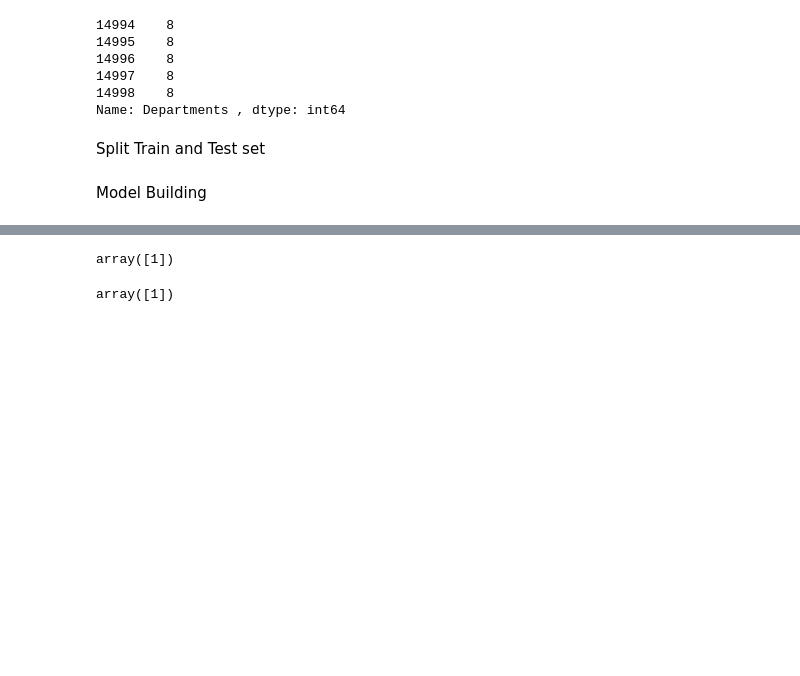
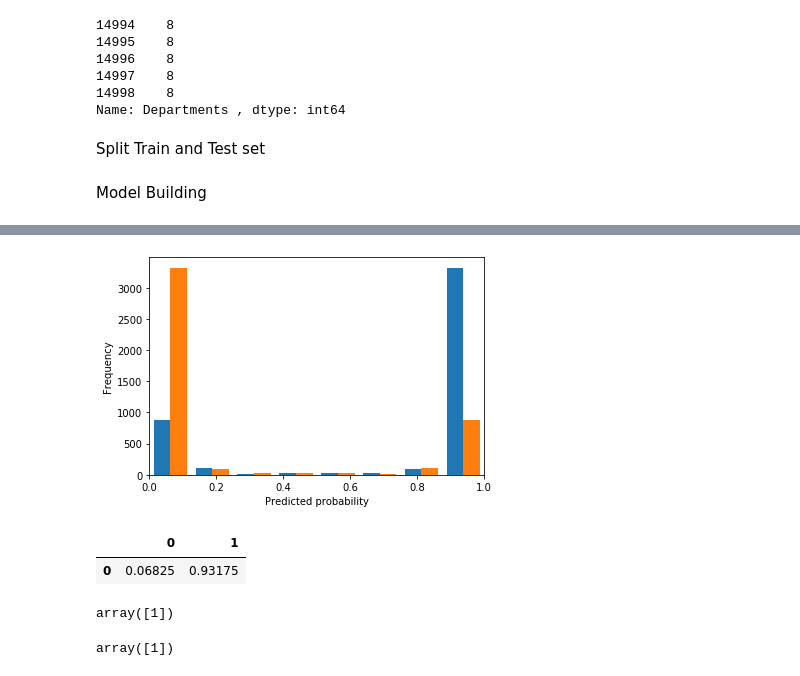
Before and after one commit to RavitejaManchikanti/Employee-prediction, a Jupyter notebook: Employee_Churn_Prediction.ipynb, the cells around one changed output, grey strips where cells are left out. Drawn from its saved outputs; the diff is of its cells as text; code cells hidden in the pictures; blank space fills up the shorter version.

```diff
--- a/Employee_Churn_Prediction.ipynb
+++ b/Employee_Churn_Prediction.ipynb
@@ -202 +267,10 @@ y_pred = gb.predict(X_test)
+# %%
+y_pred_prob = gb.predict_proba(X_test)
+plt.hist(y_pred_prob,bins=8)
+plt.xlim(0,1)
+plt.xlabel('Predicted probability')
+plt.ylabel('Frequency')
+plt.show()
+# %% [output]
+[figure, added]
 # %%
@@ -204,3 +278,13 @@ pred_values = gb.predict([[0.40,0.57,2,151,3,0,0,8,0]])
+# %%
+pred_values = gb.predict([[0.40,0.57,2,151,3,0,0,8,0]])
+
+
+probs = pd.DataFrame(gb.predict_proba([[0.40,0.57,2,151,3,0,0,8,0]]))
+
+probs
+# %% [output]
+|  | 0 | 1 |
+| 0 | 0.06825 | 0.93175 |
 # %%
 pred_values
 # %% [output]
```
Also changed, not shown: parts of 12 cells of this notebook.
